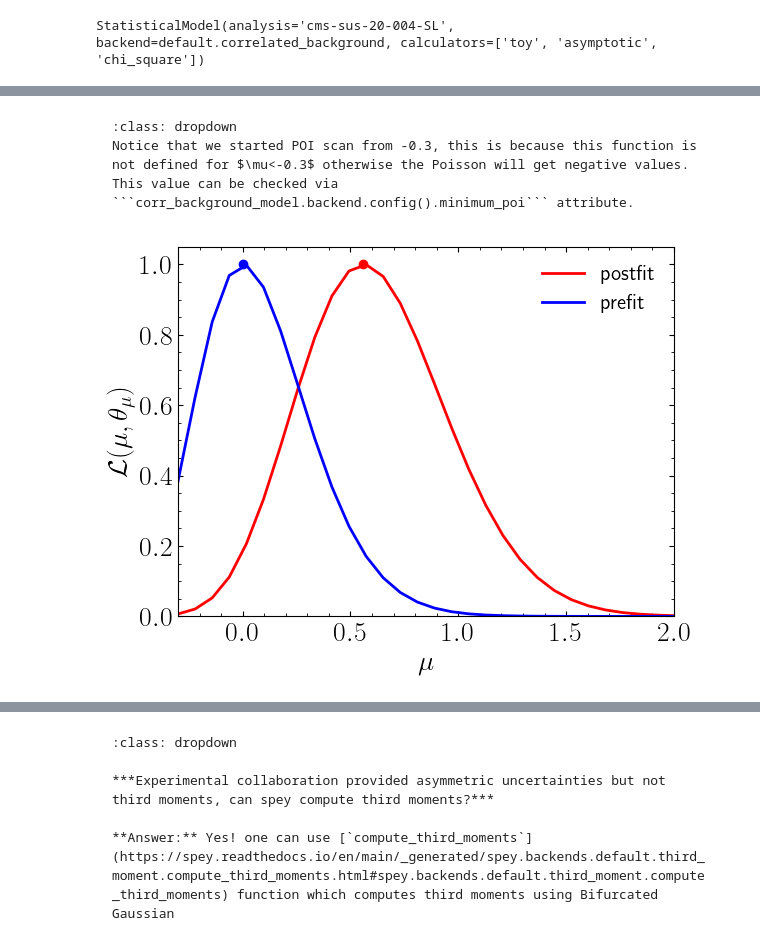
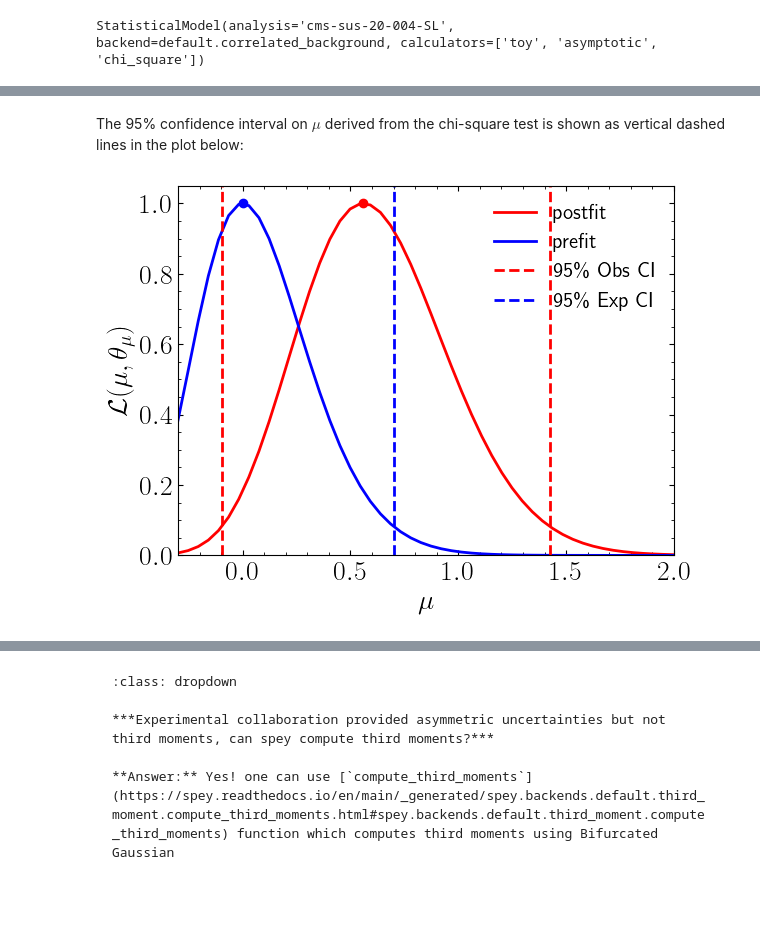
Before and after one commit to SpeysideHEP/spey, a Jupyter notebook: docs/tutorials/intro_spey.ipynb, the cells around one changed output, grey strips where cells are left out. Cells and saved outputs as stored; diff of their text form; code cells hidden in the pictures; blank space fills up the shorter version.

````diff
--- a/docs/tutorials/intro_spey.ipynb
+++ b/docs/tutorials/intro_spey.ipynb
@@ -113,10 +191,5 @@
-# %% [markdown]
-```{attention}
-:class: dropdown
-Notice that we started POI scan from -0.3, this is because this function is not defined for $\mu<-0.3$ otherwise the Poisson will get negative values. This value can be checked via ```corr_background_model.backend.config().minimum_poi``` attribute.
-```
 # %%
-poi = np.linspace(-0.3, 2, 30)
+poi = np.linspace(-0.3, 2, 50)
 
 llhd_postfit = [corr_background_model.likelihood(p, return_nll=False) for p in poi]
 muhat_postfit, max_llhd_postfit = corr_background_model.maximize_likelihood(
@@ -132,20 +205,30 @@ llhd_prefit = [
 muhat_prefit, max_llhd_prefit = corr_background_model.maximize_likelihood(
     expected=spey.ExpectationType.apriori, return_nll=False
 )
+# %% [markdown]
+The 95% confidence interval on $\mu$ derived from the chi-square test is shown as vertical dashed lines in the plot below:
+# %%
+obs_lo, obs_up = corr_background_model.chi2_test()
+exp_lo, exp_up = corr_background_model.chi2_test(expected=spey.ExpectationType.apriori)
 # %%
 plt.plot(poi, llhd_postfit / max_llhd_postfit, color="r", label="postfit")
 plt.scatter(muhat_postfit, 1, color="r")
 
 plt.plot(poi, llhd_prefit / max_llhd_prefit, color="b", label="prefit")
 plt.scatter(muhat_prefit, 1, color="b")
+
+plt.axvline(obs_up, color="r", ls="--", label=r"95\% Obs CI")
+plt.axvline(obs_lo, color="r", ls="--")
+plt.axvline(exp_up, color="b", ls="--", label=r"95\% Exp CI")
+plt.axvline(exp_lo, color="b", ls="--")
 
 plt.legend()
 
 plt.ylabel(r"$\mathcal{L}(\mu,\theta_\mu)$")
 plt.xlabel(r"$\mu$")
 plt.xlim([-0.3, 2])
 plt.ylim([0, 1.05])
 plt.show()
 # %% [output]
-[figure, old version]
+[figure, new version]
 # %% [markdown]
````
Also changed, not shown: parts of 33 cells of this notebook.
